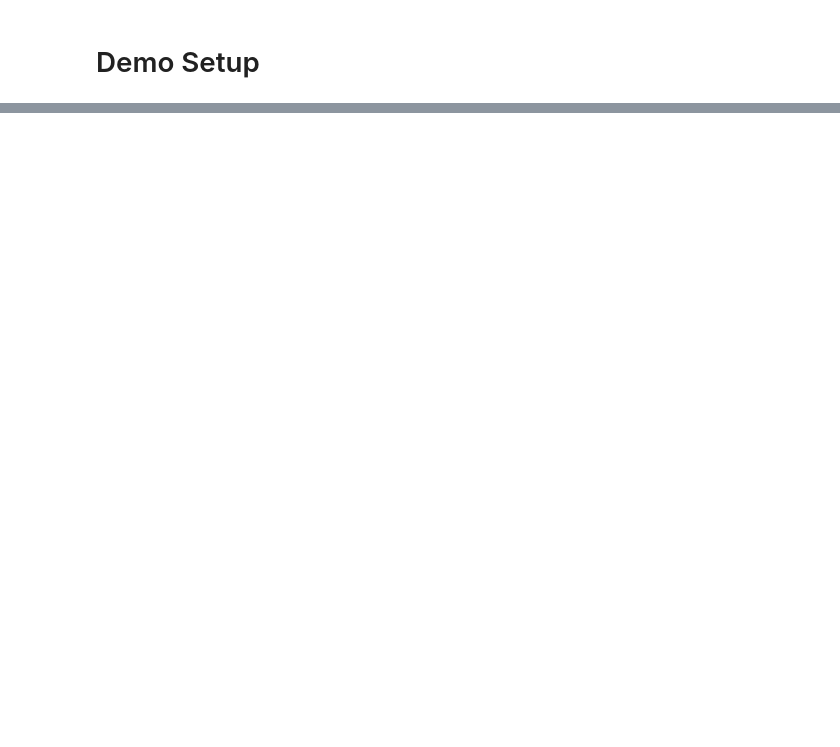
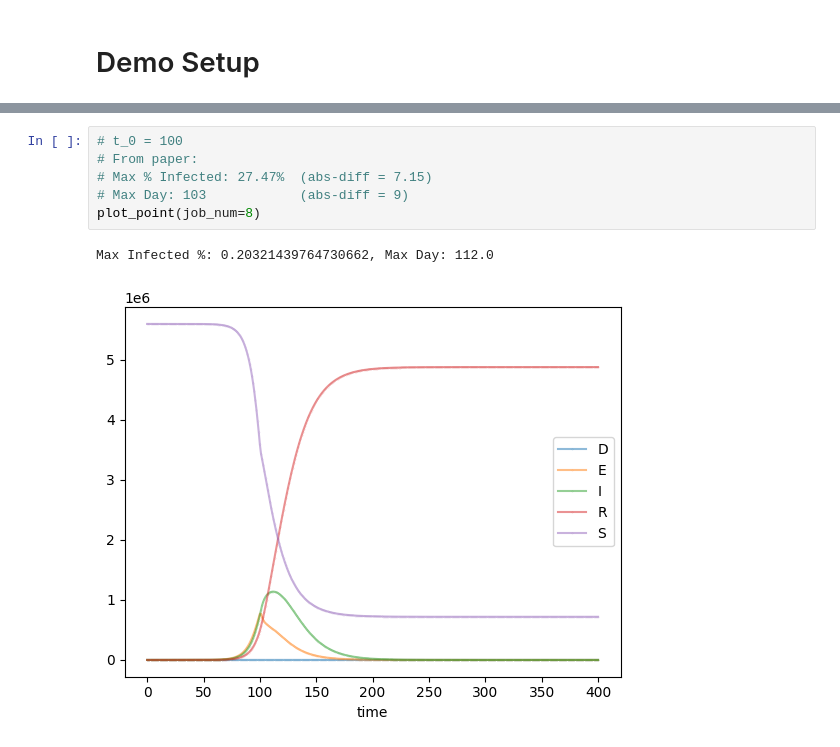
Before and after one commit to ml4ai/funman, a Jupyter notebook: notebooks/view_parameter_space.ipynb, the cells around one changed output, grey strips where cells are left out. Drawn from its saved outputs; the diff is of its cells as text; blank space fills up the shorter version.

```diff
--- a/notebooks/view_parameter_space.ipynb
+++ b/notebooks/view_parameter_space.ipynb
@@ -63,0 +102,9 @@ results.plot(point, log_y=True)
+# %%
+# t_0 = 100
+# From paper:
+# Max % Infected: 27.47%  (abs-diff = 7.15)
+# Max Day: 103            (abs-diff = 9)
+plot_point(job_num=8)
+# %% [output]
+Max Infected %: 0.20321439764730662, Max Day: 112.0
+[figure, added]
```
Also changed, not shown: parts of 8 cells of this notebook, 11 other files.
